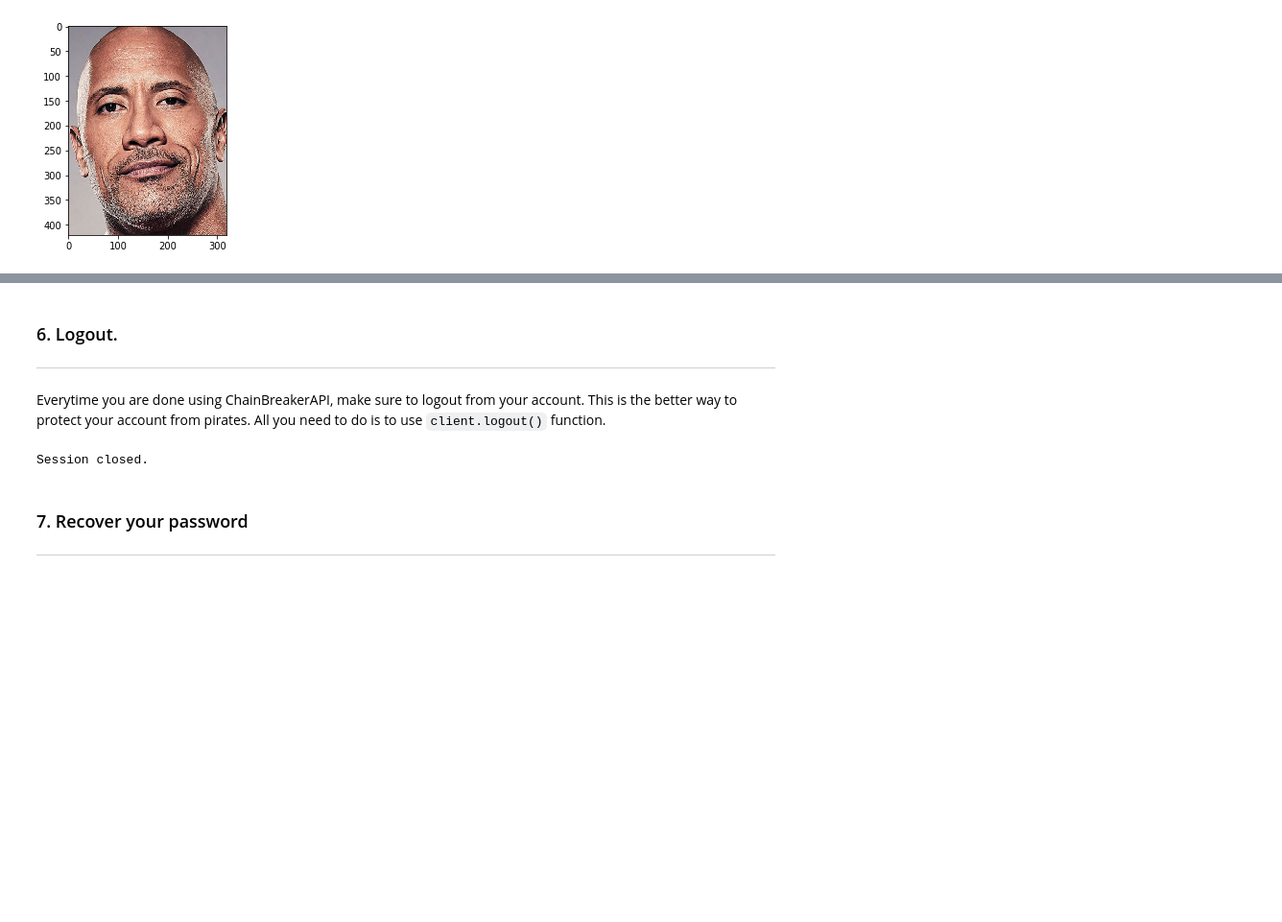
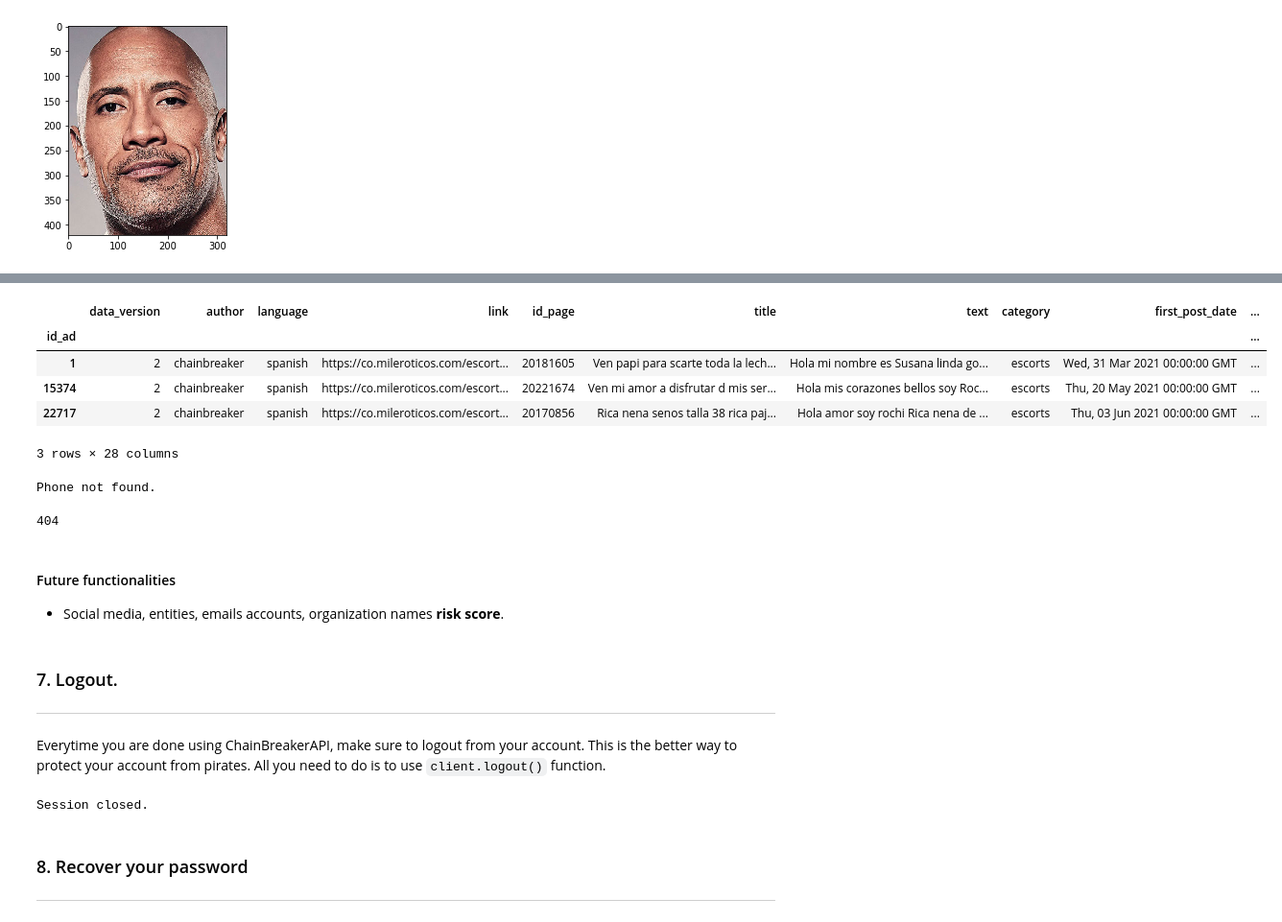
Before and after one commit to ChainBreakerCommunity/chainbreaker-api, a Jupyter notebook: chainbreaker_api/ChainBreakerAPI.ipynb, the cells around one changed output, grey strips where cells are left out. Shown: that part at 96% size. Drawn from its saved outputs; the diff is of its cells as text; code cells hidden in the pictures; blank space fills up the shorter version.

```diff
--- a/chainbreaker_api/ChainBreakerAPI.ipynb
+++ b/chainbreaker_api/ChainBreakerAPI.ipynb
@@ -199,0 +231,4 @@ plt.show()
+# %%
+phonenumber = 3133710373
+client.search_phone(phonenumber)
+# %% [output]
@@ -200,5 +236,20 @@ plt.show()
+|  | data_version | author | language | link | id_page | title | text | category | first_post_date | ... |
+| id_ad |  |  |  |  |  |  |  |  |  | ... |
+| 1 | 2 | chainbreaker | spanish | https://co.mileroticos.com/escort... | 20181605 | Ven papi para scarte toda la lech... | Hola mi nombre es Susana linda go... | escorts | Wed, 31 Mar 2021 00:00:00 GMT | ... |
+| 15374 | 2 | chainbreaker | spanish | https://co.mileroticos.com/escort... | 20221674 | Ven mi amor a disfrutar d mis ser... | Hola mis corazones bellos soy Roc... | escorts | Thu, 20 May 2021 00:00:00 GMT | ... |
+| 22717 | 2 | chainbreaker | spanish | https://co.mileroticos.com/escort... | 20170856 | Rica nena senos talla 38 rica paj... | Hola amor soy rochi Rica nena de ... | escorts | Thu, 03 Jun 2021 00:00:00 GMT | ... |
+3 rows × 28 columns
+# %%
+phonenumber = 3133710374
+client.get_phone_score_risk(phonenumber)
+# %% [output]
+Phone not found.
+404
+# %% [markdown]
+#### Future functionalities
+- Social media, entities, emails accounts, organization names **risk score**.
 # %% [markdown]
-### 6. Logout.
+### 7. Logout.
 ---
 
 Everytime you are done using ChainBreakerAPI, make sure to logout from your account. This is the better way to protect your account from pirates. All you need to do is to use <code>client.logout()</code> function.
@@ -207,7 +258,7 @@ client.logout()
 # %% [output]
 Session closed.
 # %% [markdown]
-### 7. Recover your password
+### 8. Recover your password
 
 ---
 # %%
```
Also changed, not shown: parts of 33 cells of this notebook, 3 other files.
